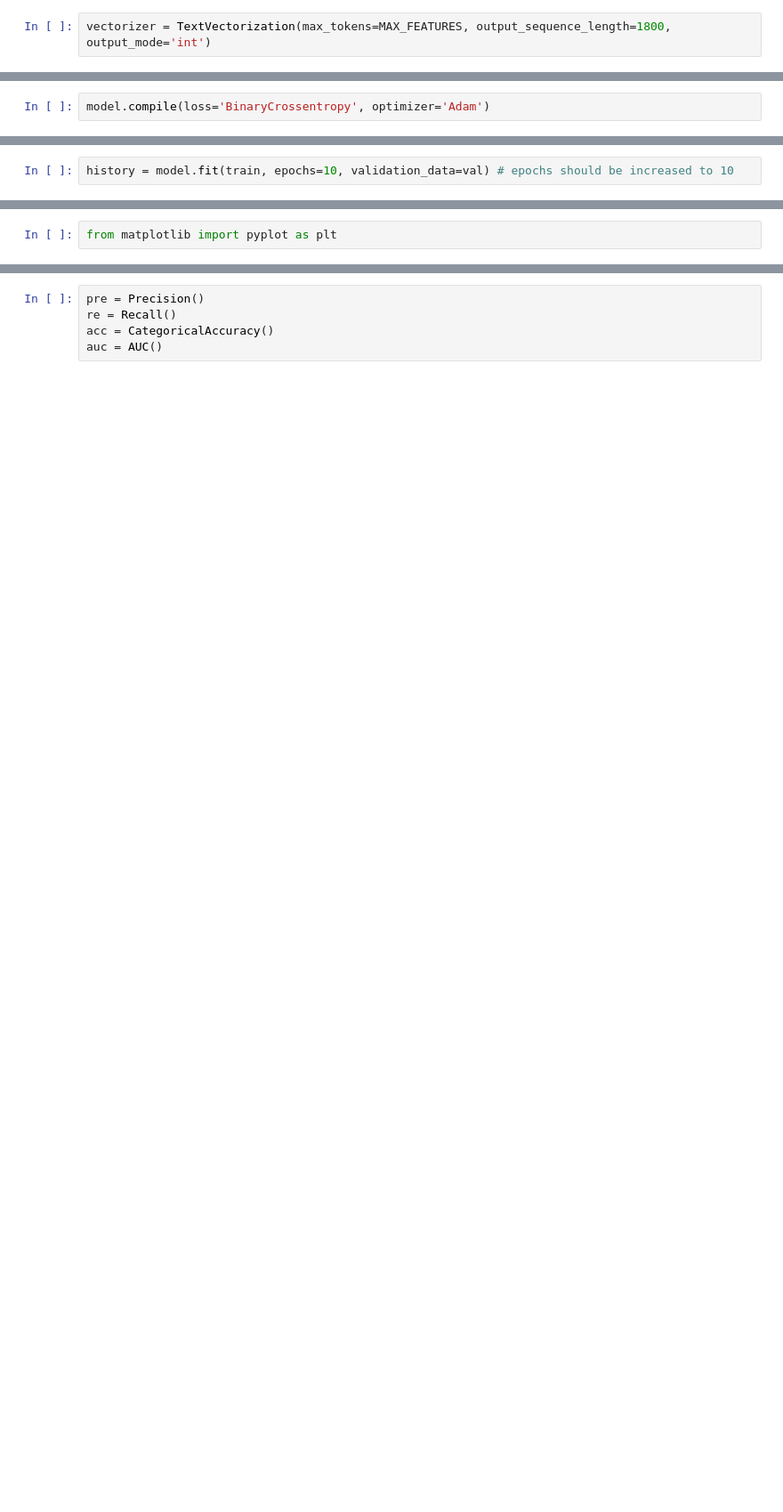
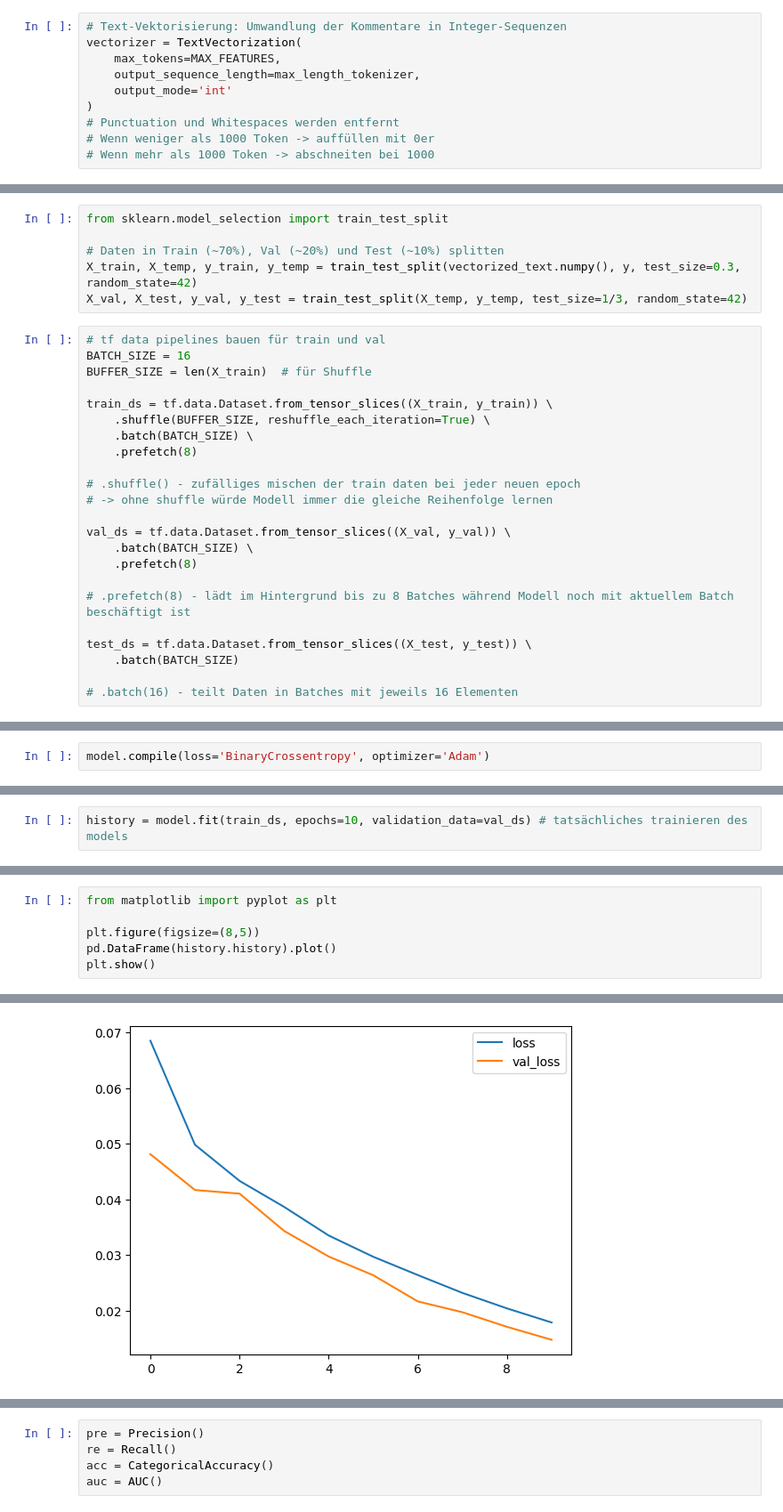
Before and after one commit to dominiknicklas/hm-student-hub, a Jupyter notebook: student_hub/model_training/toxicity_model_training.ipynb, the cells around one changed output, grey strips where cells are left out. Shown: that part at 89% size. Cells and saved outputs as stored; diff of their text form; blank space fills up the shorter version.

```diff
--- a/student_hub/model_training/toxicity_model_training.ipynb
+++ b/student_hub/model_training/toxicity_model_training.ipynb
@@ -24,3 +92,11 @@ MAX_FEATURES = 200000 # number of words in the vocab
 # %%
-vectorizer = TextVectorization(max_tokens=MAX_FEATURES, output_sequence_length=1800, output_mode='int')
+# Text-Vektorisierung: Umwandlung der Kommentare in Integer-Sequenzen
+vectorizer = TextVectorization(
+    max_tokens=MAX_FEATURES,
+    output_sequence_length=max_length_tokenizer,
+    output_mode='int'
+)
+# Punctuation und Whitespaces werden entfernt
+# Wenn weniger als 1000 Token -> auffüllen mit 0er
+# Wenn mehr als 1000 Token -> abschneiten bei 1000
 # %%
@@ -40 +161,30 @@ dataset = dataset.prefetch(8)
+# %%
+from sklearn.model_selection import train_test_split
+
+# Daten in Train (~70%), Val (~20%) und Test (~10%) splitten
+X_train, X_temp, y_train, y_temp = train_test_split(vectorized_text.numpy(), y, test_size=0.3, random_state=42)
+X_val, X_test, y_val, y_test = train_test_split(X_temp, y_temp, test_size=1/3, random_state=42)
+# %%
+# tf data pipelines bauen für train und val
+BATCH_SIZE = 16
+BUFFER_SIZE = len(X_train)  # für Shuffle
+
+train_ds = tf.data.Dataset.from_tensor_slices((X_train, y_train)) \
+    .shuffle(BUFFER_SIZE, reshuffle_each_iteration=True) \
+    .batch(BATCH_SIZE) \
+    .prefetch(8)
+
+# .shuffle() - zufälliges mischen der train daten bei jeder neuen epoch
+# -> ohne shuffle würde Modell immer die gleiche Reihenfolge lernen
+
+val_ds = tf.data.Dataset.from_tensor_slices((X_val, y_val)) \
+    .batch(BATCH_SIZE) \
+    .prefetch(8)
+
+# .prefetch(8) - lädt im Hintergrund bis zu 8 Batches während Modell noch mit aktuellem Batch beschäftigt ist
+
+test_ds = tf.data.Dataset.from_tensor_slices((X_test, y_test)) \
+    .batch(BATCH_SIZE)
+
+# .batch(16) - teilt Daten in Batches mit jeweils 16 Elementen
 # %%
@@ -67,2 +254,2 @@ model.compile(loss='BinaryCrossentropy', optimizer='Adam')
 # %%
-history = model.fit(train, epochs=10, validation_data=val) # epochs should be increased to 10
+history = model.fit(train_ds, epochs=10, validation_data=val_ds) # tatsächliches trainieren des models
@@ -71,2 +293,7 @@ model.summary()
 # %%
 from matplotlib import pyplot as plt
+
+plt.figure(figsize=(8,5))
+pd.DataFrame(history.history).plot()
+plt.show()
+# %% [output]
@@ -72,0 +301 @@ from matplotlib import pyplot as plt
+[figure, added]
```
Also changed, not shown: parts of 44 cells of this notebook, 4 other files.
